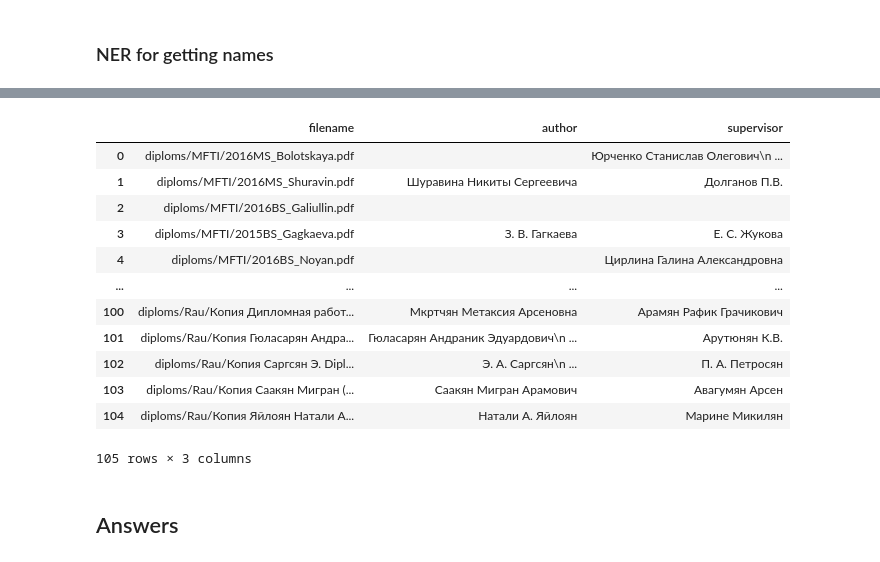
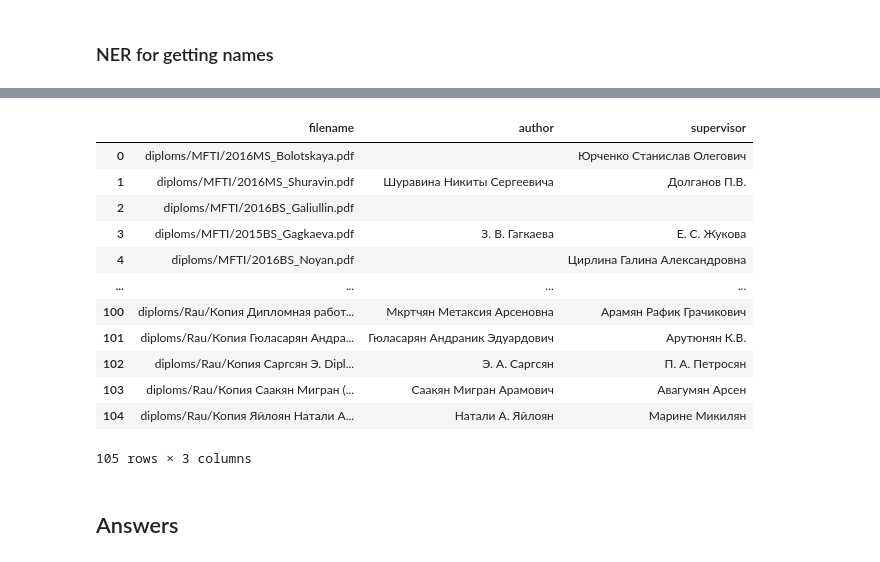
Before and after one commit to tatevik-t/lab, a Jupyter notebook: diploma_extraction/diplomas_extraction.ipynb, the cells around one changed output, grey strips where cells are left out. Cells and saved outputs as stored; diff of their text form; code cells hidden in the pictures.

Commit message:
changed name extraction

```diff
--- a/diploma_extraction/diplomas_extraction.ipynb
+++ b/diploma_extraction/diplomas_extraction.ipynb
@@ -147,19 +147,32 @@ def get_speciality(title_page : str) -> str:
     speciality = re.findall(r"(?i)Специальность:\s*(.*)|Направление:\s*(.*)|([0-9]{2}\.[0-9]{2}\.[0-9]{2}.*)", title_page)
     return ''.join(speciality[0]).lower() if speciality else None
 
+def get_name(line : str) -> str:
+    name = re.search(r"([А-Я](?:[а-я]+|\.) ?(?:[А-Я](?:[а-я]+|\.))? ?[А-Я][а-я]+)|([А-Я][а-я]+ [А-Я](?:[а-я]+|\.)? ?(?:[А-Я](?:[а-я]+|\.)))", line)
+    return name[0] if name else None
+
 def get_author(title_page : str) -> str:
     title_page = re.sub('\n', ' ', title_page)
-    author0 = re.findall(r'(?i)(?:студент|исполнитель|выполнил).*(?-i:([А-Я](?:[а-я]*|\.) ?(?:[А-Я](?:[а-я]*|\.)) ?[А-Я][а-я]+))', title_page)
-    author1 = re.findall(r'(?i)(?:студент|исполнитель|выполнил).*(?-i:([А-Я](?:[а-я]*|\.) ?[А-Я][а-я]+))', title_page)
-#     print("author:", author0, author1)
-    return (author0[0] if author0 else (author1[0] if author1 else None))
+    author = re.findall(r'(?i)(?:студент|исполнитель|выполнил).*?(?-i:([А-Я](?:[а-я]+|\.) ?(?:[А-Я](?:[а-я]+|\.))? ?[А-Я][а-я]+)|([А-Я][а-я]+ [А-Я](?:[а-я]+|\.)? ?(?:[А-Я](?:[а-я]+|\.))))', title_page)
+    if not author:
+        # return first name
+        return get_name(title_page)
+    if author[0] and author[0][0]:
+        return author[0][0]
+    elif author[0] and author[0][1]:
+        return author[0][1]
+    return None
 
 def get_supervisor(title_page : str) -> str:
     title_page = re.sub('\n', ' ', title_page)
-    supervisor0 = re.findall(r'(?i)(?:руководитель).*(?-i:([А-Я](?:[а-я]*|\.) ?(?:[А-Я](?:[а-я]*|\.)) ?[А-Я][а-я]+))', title_page)
-    supervisor1 = re.findall(r'(?i)(?:руководитель).*(?-i:([А-Я](?:[а-я]*|\.) ?[А-Я][а-я]+))', title_page)
-#     print("supervisor:", supervisor0, supervisor1)
-    return (supervisor0[0] if supervisor0 else (supervisor1[0] if supervisor1 else None))
+    supervisor = re.findall(r'(?i)(?:руководитель).*?(?-i:([А-Я](?:[а-я]+|\.) ?(?:[А-Я](?:[а-я]+|\.))? ?[А-Я][а-я]+)|([А-Я][а-я]+ [А-Я](?:[а-я]+|\.)? ?(?:[А-Я](?:[а-я]+|\.))))', title_page)
+    if not supervisor:
+        return None
+    if supervisor[0] and supervisor[0][0]:
+        return supervisor[0][0]
+    elif supervisor[0] and supervisor[0][1]:
+        return supervisor[0][1]
+    return None
 
 def get_title(title_page : str) -> str:
     title = re.findall(r'(?i)тема:\s(.*)', title_page)
@@ -266,32 +262,35 @@ for filename in stanzed:
 # %%
 df_ner = pd.DataFrame(columns=['filename', 'author', 'supervisor'])
 
 for i in range(df.shape[0]):
     text = df.iloc[i].text
     filename = df.iloc[i].filename
     author, supervisor = "", ""
     for person in persons[filename]:
+        person = get_name(person)
+        if not person:
+            continue
         p_id = text.index(person)
         if not author and re.findall("(?i)студент|выполнил|исполнитель", text[p_id-250:p_id]):
             author = person
         elif not supervisor and  re.findall("(?i)руководитель", text[p_id-250:p_id]):
             supervisor = person
 
     dic = {'filename' : filename, 'author' : author, 'supervisor' : supervisor}
 
     df_ner = df_ner.append(dic, ignore_index=True)
 df_ner
 # %% [output]
 |  | filename | author | supervisor |
-| 0 | diploms/MFTI/2016MS_Bolotskaya.pdf |  | Юрченко Станислав Олегович\n ... |
+| 0 | diploms/MFTI/2016MS_Bolotskaya.pdf |  | Юрченко Станислав Олегович |
 | 1 | diploms/MFTI/2016MS_Shuravin.pdf | Шуравина Никиты Сергеевича | Долганов П.В. |
 | 2 | diploms/MFTI/2016BS_Galiullin.pdf |  |  |
 | 3 | diploms/MFTI/2015BS_Gagkaeva.pdf | З. В. Гагкаева | Е. С. Жукова |
 | 4 | diploms/MFTI/2016BS_Noyan.pdf |  | Цирлина Галина Александровна |
 | ... | ... | ... | ... |
 | 100 | diploms/Rau/Копия Дипломная работ... | Мкртчян Метаксия Арсеновна | Арамян Рафик Грачикович |
-| 101 | diploms/Rau/Копия Гюласарян Андра... | Гюласарян Андраник Эдуардович\n ... | Арутюнян К.В. |
-| 102 | diploms/Rau/Копия Саргсян Э. Dipl... | Э. А. Саргсян\n ... | П. А. Петросян |
+| 101 | diploms/Rau/Копия Гюласарян Андра... | Гюласарян Андраник Эдуардович | Арутюнян К.В. |
+| 102 | diploms/Rau/Копия Саргсян Э. Dipl... | Э. А. Саргсян | П. А. Петросян |
 | 103 | diploms/Rau/Копия Саакян Мигран (... | Саакян Мигран Арамович | Авагумян Арсен |
 | 104 | diploms/Rau/Копия Яйлоян Натали А... | Натали А. Яйлоян | Марине Микилян |
 105 rows × 3 columns
```
Also changed, not shown: parts of 8 cells of this notebook.
